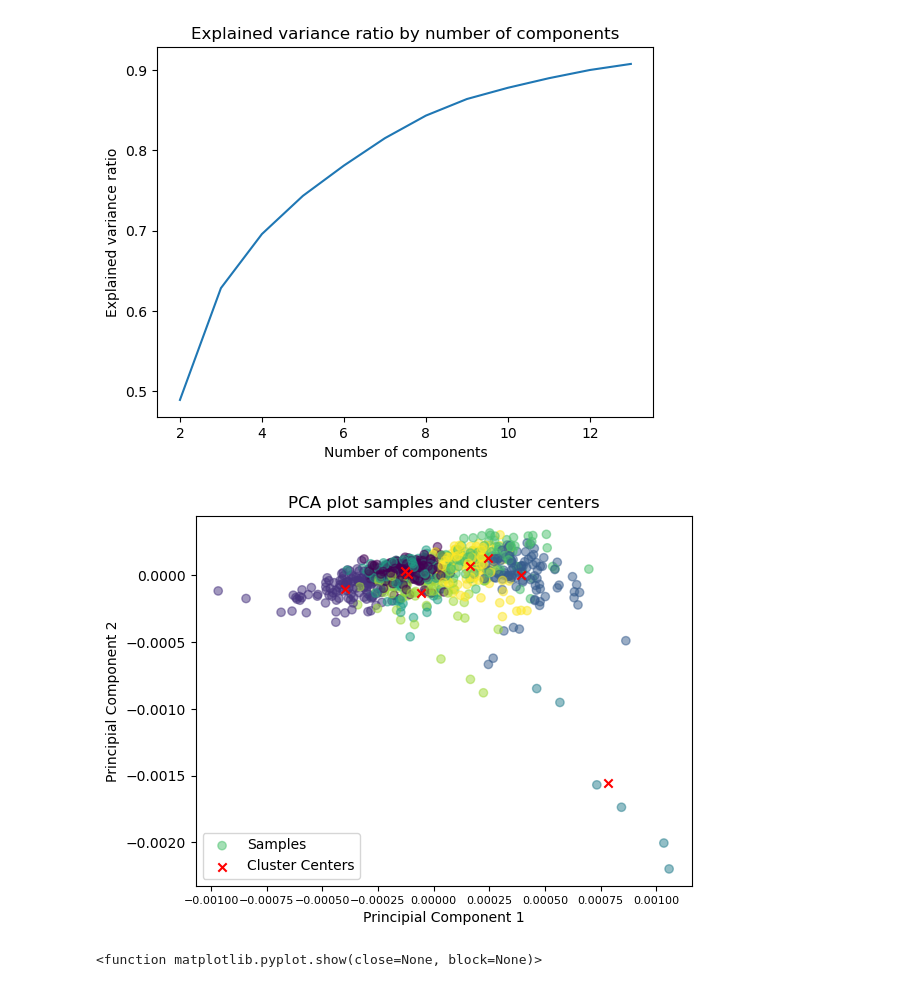
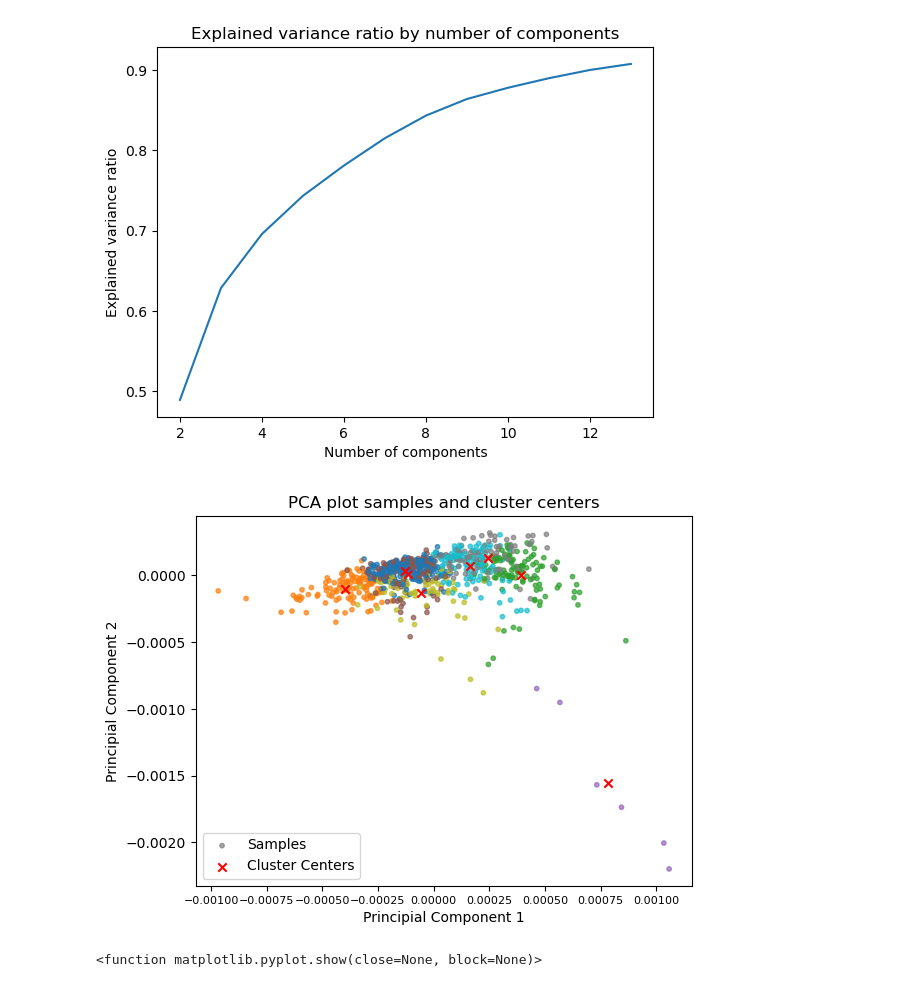
Before and after one commit to thegitrogmonster/Zamberger_thesis_AL2024, a Jupyter notebook: 04_Active_Learning/04_active_learning.ipynb, the cells around one changed output. Saved outputs shown, nothing was run; the diff lists cells and outputs as text; code cells hidden in the pictures.

```diff
--- a/04_Active_Learning/04_active_learning.ipynb
+++ b/04_Active_Learning/04_active_learning.ipynb
@@ -404,33 +434,33 @@ plt.show
 [figure]
 # %%
 # plot the distances from the cluster centers in 2D
-# be aware that the cluster centers were calculated in the original feature space
+# he cluster centers were calculated in the original feature space
 
-plt.scatter(X_train_pca_2[:, 0], X_train_pca_2[:, 1], c=dist_sq_eu_argmin, alpha=0.5)
-# transparency of the mar
+plt.scatter(X_train_pca_2[:, 0], X_train_pca_2[:, 1], c=dist_sq_eu_argmin, cmap='tab10', alpha=0.7, s=10)
+# transparency of the markers were added to grasp overlapping samples
 
 # highlight the cluster centers
 plt.scatter(
     pca.transform(cluster_centers)[
         :, 0
     ],  # transform the cluster centers to the pca space for pc 1
     pca.transform(cluster_centers)[:, 1],
     c="red",
     marker="x",
 )
 plt.title("PCA plot samples and cluster centers")
 plt.xlabel("Principial Component 1")
 # reduce the size of markers on the x-axis
 plt.xticks(fontsize=8)
 plt.ylabel("Principial Component 2")
 
 # add a legend explaining the color mapping
 plt.legend(["Samples", "Cluster Centers"])
 # save the plot
-plt.savefig(FIGURE_PATH + "/pca_plot_generic.png")
+plt.savefig(FIGURE_PATH + "/pca_cluster_centers.png")
 plt.show()
 # %% [output]
-[figure, old version]
+[figure, new version]
 # %%
 # dist_sq_eu_argmin is the index/name of the cluster center that is closest to each sample
 unique, counts = np.unique(dist_sq_eu_argmin, return_counts=True)
```
Also changed, not shown: parts of 27 cells of this notebook.
